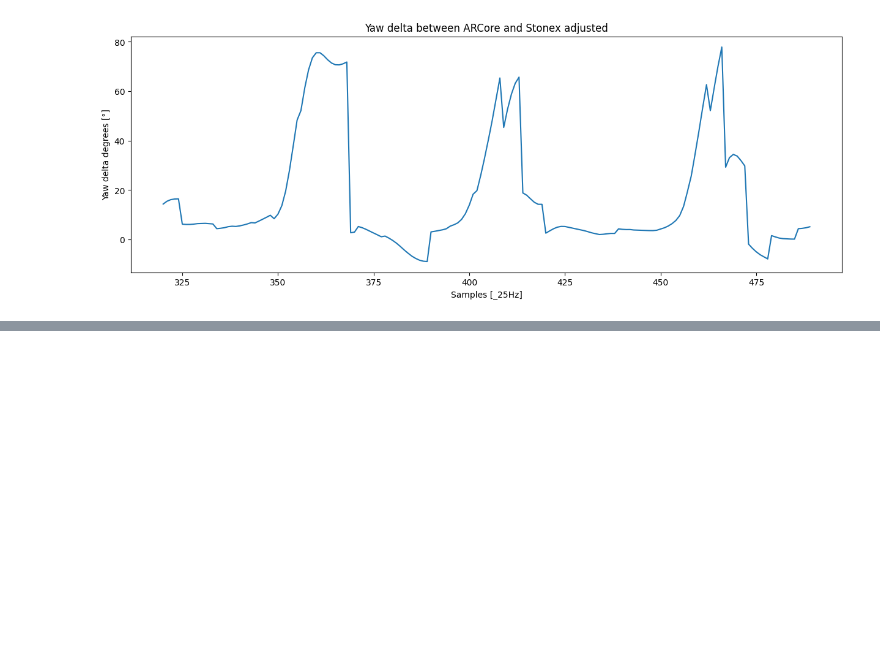
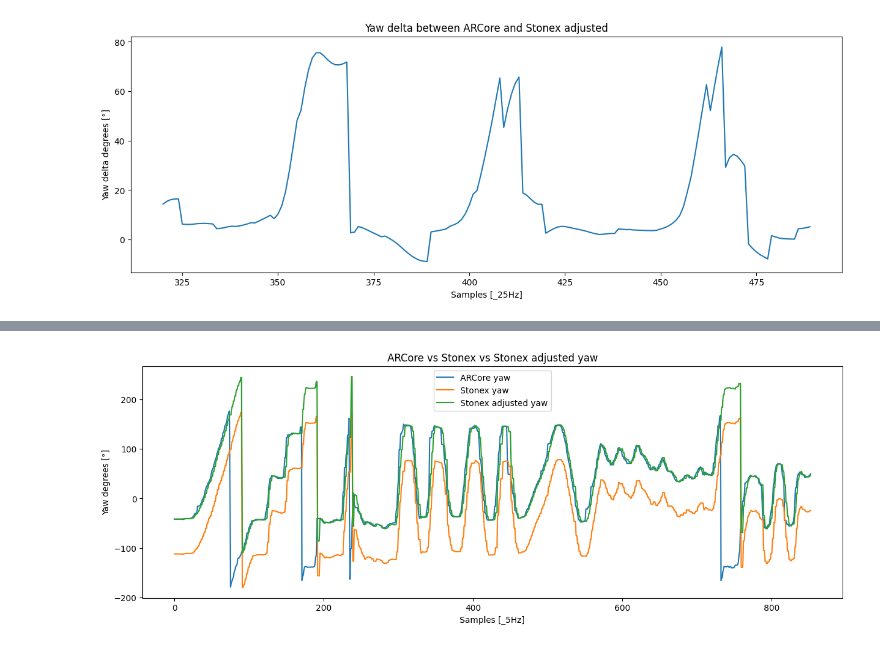
Before and after one commit to KevinDepedri/Spatial-Temporal-Calibration-for-Outdoor-Location-Based-Augmented-Reality, a Jupyter notebook: temporal_calibration/yaw_data_processing.ipynb, the cells around one changed output, grey strips where cells are left out. Cells and saved outputs as stored; diff of their text form; code cells hidden in the pictures; blank space fills up the shorter version.

```diff
--- a/temporal_calibration/yaw_data_processing.ipynb
+++ b/temporal_calibration/yaw_data_processing.ipynb
@@ -533,0 +549,3 @@ Processed 2 files ['yaw_comparison_25Hz_15-9-15.csv', 'yaw_comparison_25Hz_15-9-
+# %%
+plot_yaw_charts_of_the_day("files/2023_5_2", "_5Hz", [[(0,0)]], True)
+# %% [output]
@@ -533,0 +569 @@ Processed 2 files ['yaw_comparison_25Hz_15-9-15.csv', 'yaw_comparison_25Hz_15-9-
+[figure, added]
```
Also changed, not shown: parts of 25 cells of this notebook, 3 other files.
